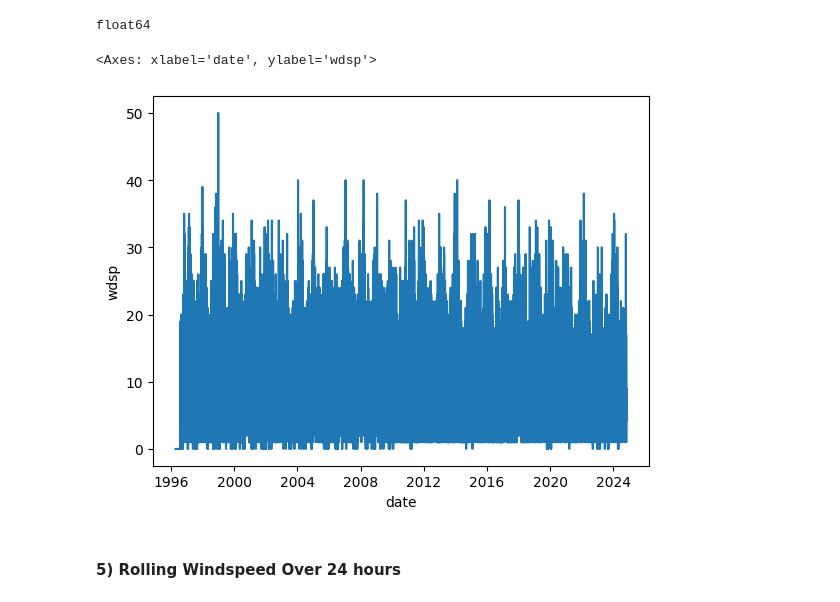
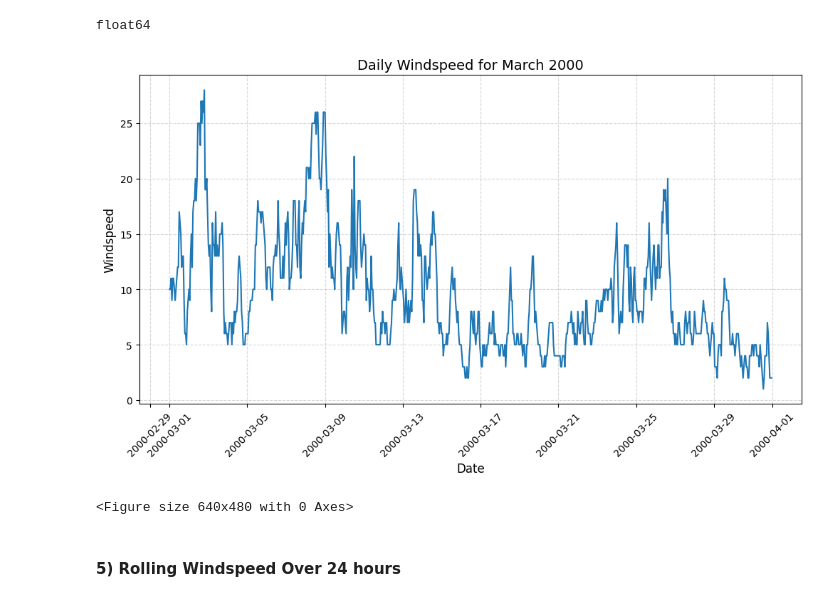
Before and after one commit to daveysull/PFDA, a Jupyter notebook: assignments/assignment_6_Weather.ipynb, the cells around one changed output. Cells and saved outputs as stored; diff of their text form; code cells hidden in the pictures.

```diff
--- a/assignments/assignment_6_Weather.ipynb
+++ b/assignments/assignment_6_Weather.ipynb
@@ -53,7 +68,7 @@ To make the colours look better I came across normalization https://www.delftsta
 Used below to make the higher temperatures red and lower ones blue
 # %%
 # Extract the month for grouping
-df['month'] = df['date'].dt.strftime('%m')
+df['month'] = df.index.strftime('%m')
 
 # Calculate mean temperature for each month
 monthly_mean = df.groupby('month')['temp'].mean().reset_index()
@@ -69,8 +84,15 @@ sns.barplot(data=monthly_mean, x='month', y='temp', palette=colors)
 plt.title("Mean Temperature for Each Month")
 plt.xlabel("Month")
 plt.ylabel("Mean Temperature")
+
+# Format
 plt.xticks(ticks=range(0, 12), labels=['Jan', 'Feb', 'Mar', 'Apr', 'May', 'Jun', 'Jul', 'Aug', 'Sep', 'Oct', 'Nov', 'Dec'])
+
+# Show
 plt.show()
+
+# Save
+plt.savefig('mean_monthly_temp.png')
 # %% [output]
 Passing `palette` without assigning `hue` is deprecated and will be removed in v0.14.0. Assign the `x` variable to `hue` and set `legend=False` for the same effect.
 
@@ -92,11 +115,29 @@ df['wdsp'] = df['wdsp'].astype('float64')
 print(df['wdsp'].dtype)  # Should now be int64
 # %% [output]
 float64
-# %%
-sns.lineplot(data = df, x = "date", y="wdsp")
-# %% [output]
-<Axes: xlabel='date', ylabel='wdsp'>
-[figure, removed]
+# %%
+# Filter data for March 2000
+march_2000 = df.loc['2000-03']
+
+# Plot
+plt.figure(figsize=(12, 6))
+sns.lineplot(data=march_2000, x=march_2000.index, y="wdsp")
+
+# Format
+plt.title("Daily Windspeed for March 2000", fontsize=14)
+plt.xlabel("Date", fontsize=12)
+plt.ylabel("Windspeed", fontsize=12)
+plt.xticks(rotation=45)  # Rotate x-axis labels for better readability
+plt.grid(True, linestyle='--', alpha=0.5)
+
+# Show
+plt.show()
+
+# Save
+plt.savefig('daily_windspeed_march.png')
+# %% [output]
+[figure, added]
+<Figure size 640x480 with 0 Axes>
 # %% [markdown]
 #### 5) Rolling Windspeed Over 24 hours
 # %%
```
Also changed, not shown: parts of 10 cells of this notebook, 9 other files.
